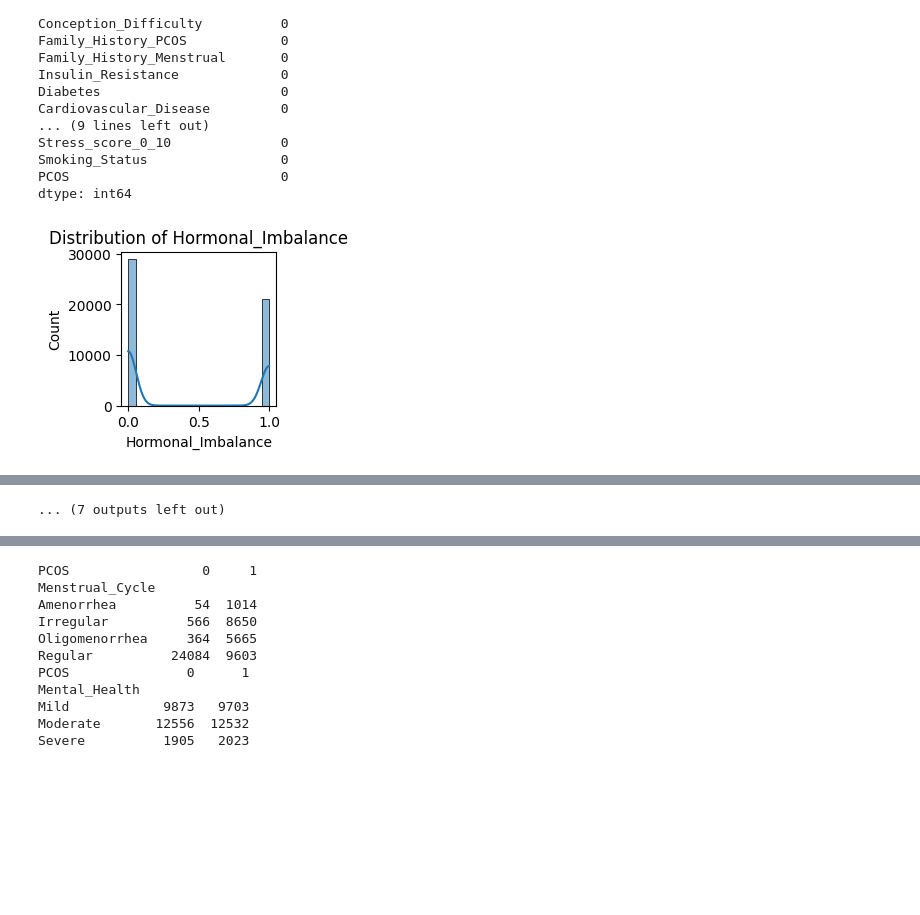
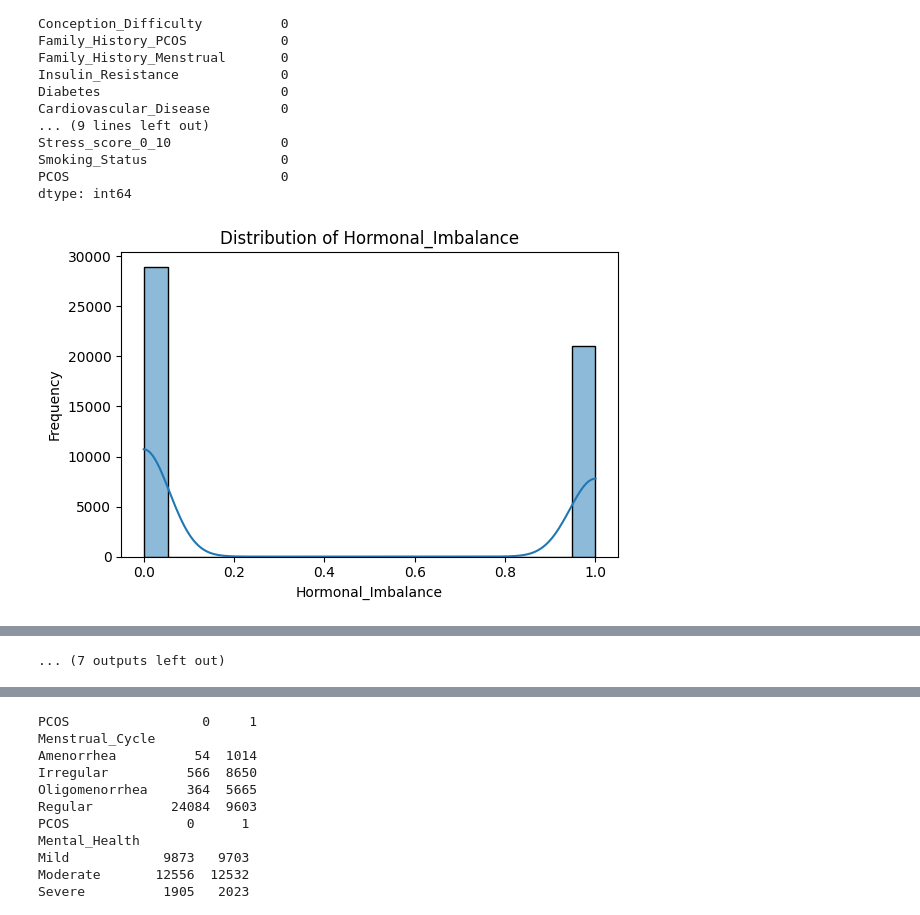
Before and after one commit to mahajan2255/FEMINA-AI, a Jupyter notebook: new.ipynb, the cells around one changed output, grey strips where cells are left out. Cells and saved outputs as stored; diff of their text form; code cells hidden in the pictures; blank space fills up the shorter version.

```diff
--- a/new.ipynb
+++ b/new.ipynb
@@ -20,6 +20,6 @@ import os
 import uuid
 import xgboost as xgb
 # %%
-df=pd.read_csv("D:\pcos\pcos_synthetic_50000.csv")
+df=pd.read_csv("E:\pcos\pcos_synthetic_50000.csv")
 # %%
 
@@ -126,12 +94,22 @@ dtype: int64
 # %%
 import matplotlib.pyplot as plt
 import seaborn as sns
 
-numercial_cols=df.select_dtypes(include=['float64','int64']).columns
-for col in numercial_cols:
-    plt.figure(figsize=(2,2))
-    sns.histplot(df[col], kde=True)
+# Select numerical columns
+numerical_cols = df.select_dtypes(include=['float64', 'int64']).columns
+
+for col in numerical_cols:
+    plt.figure(figsize=(6,4))  # Better size
+
+    # Drop NaN values
+    data = df[col].dropna()
+
+    sns.histplot(data, kde=True)
     plt.title(f'Distribution of {col}')
+    plt.xlabel(col)
+    plt.ylabel('Frequency')
+
+    plt.tight_layout()
     plt.show()
 # %% [output]
-[figure, old version]
+[figure, new version]
```
Also changed, not shown: parts of 10 cells of this notebook, 35 other files.
